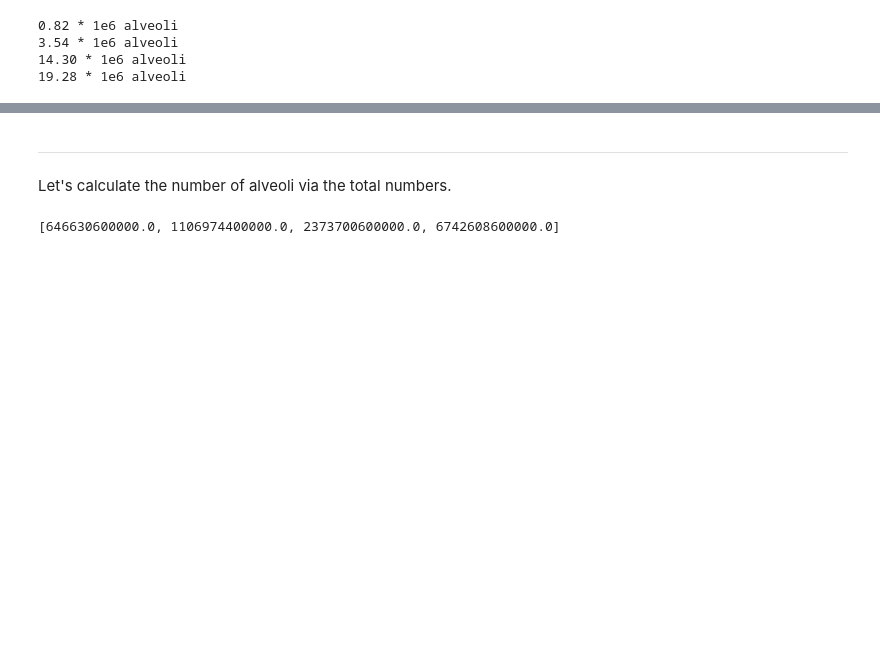
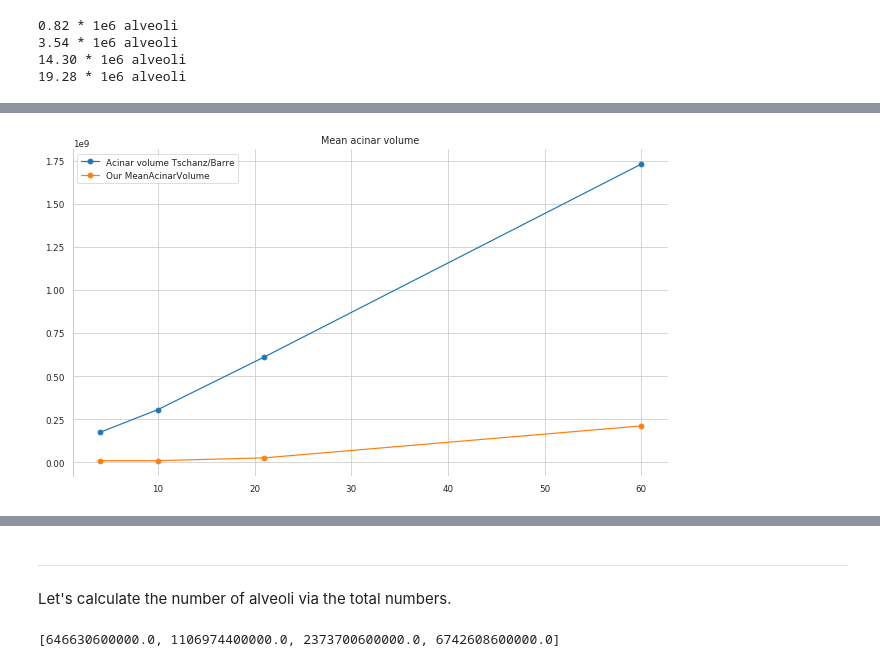
Before and after one commit to habi/acinar-analysis, a Jupyter notebook: Analysis.ipynb, the cells around one changed output, grey strips where cells are left out. Cells and saved outputs as stored; diff of their text form; code cells hidden in the pictures; blank space fills up the shorter version.

```diff
--- a/Analysis.ipynb
+++ b/Analysis.ipynb
@@ -1727,0 +1762,15 @@ for i in StefanNumberOfAlveoli:
+# %%
+# Plot the Tschanz/Barre acinar volumes vs. ours
+plt.plot(sorted(Data.Day.unique()),
+         TschanzBarreAcinarVolume,
+         marker='o',
+         label='Acinar volume Tschanz/Barre')
+plt.plot(sorted(Data.Day.unique()),
+         MeanAcinarVolume,
+         marker='o',
+         label='Our MeanAcinarVolume')
+plt.legend()
+plt.title('Mean acinar volume')
+plt.show()
+# %% [output]
+[figure, added]
```
Also changed, not shown: parts of 58 cells of this notebook.
